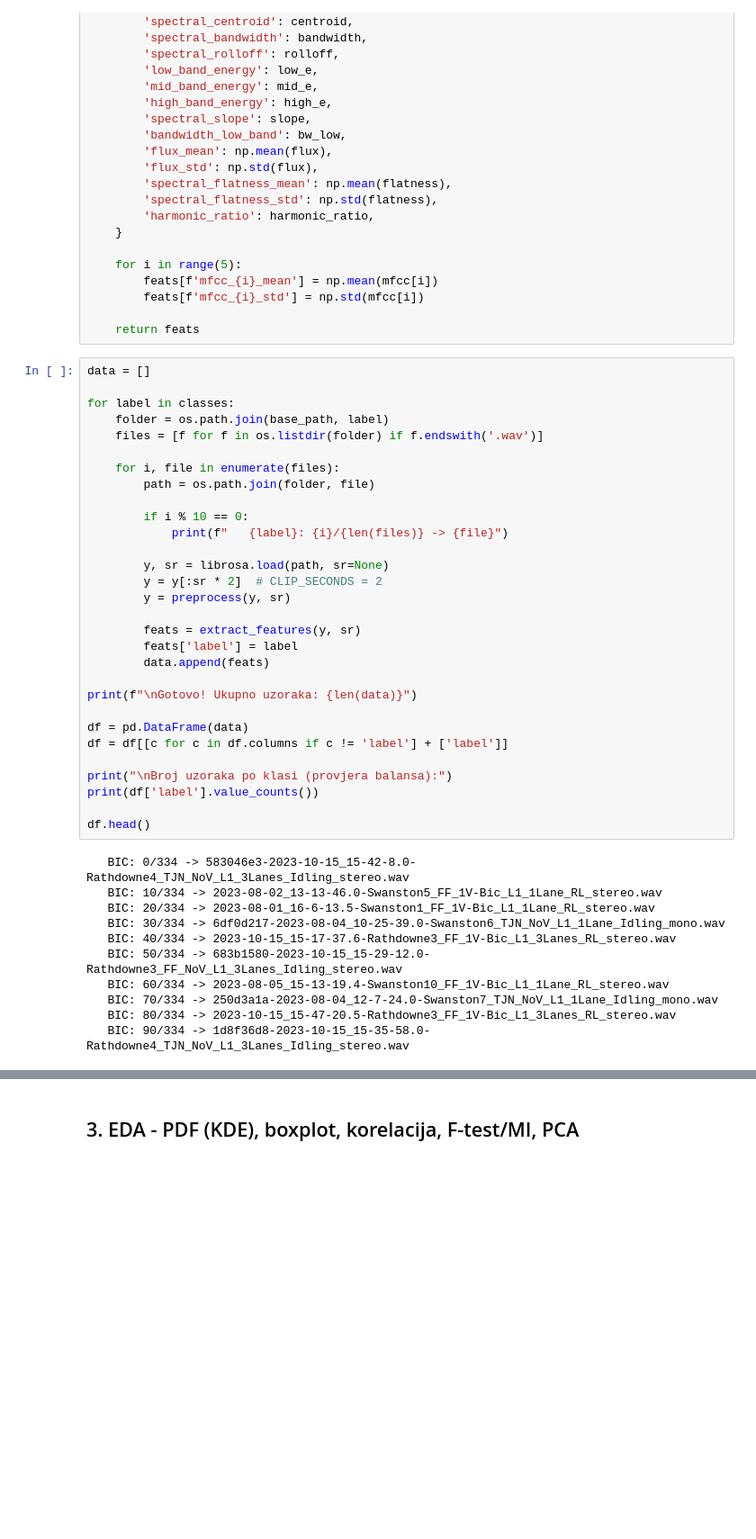
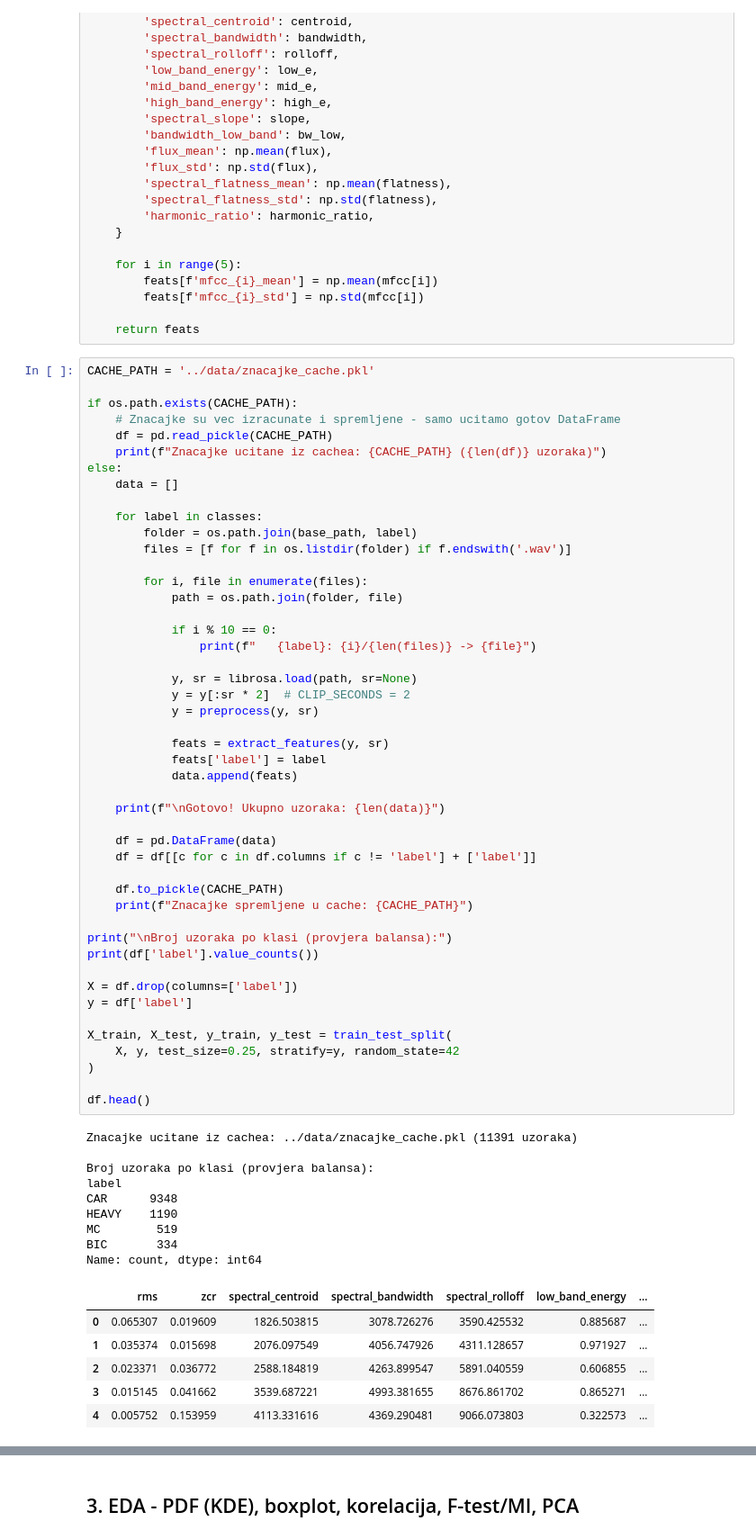
Before and after one commit to mia-sagovac2/dyna-ai, a Jupyter notebook: EDA_znacajki/analiza_znacajki_DOBRA.ipynb, the cells around one changed output, grey strips where cells are left out. Shown at 90% size. Drawn from its saved outputs; the diff is of its cells as text; blank space fills up the shorter version.

```diff
--- a/EDA_znacajki/analiza_znacajki_DOBRA.ipynb
+++ b/EDA_znacajki/analiza_znacajki_DOBRA.ipynb
@@ -256,43 +256,65 @@ def extract_features(y, sr):
 
     return feats
 # %%
-data = []
+CACHE_PATH = '../data/znacajke_cache.pkl'
 
-for label in classes:
-    folder = os.path.join(base_path, label)
-    files = [f for f in os.listdir(folder) if f.endswith('.wav')]
+if os.path.exists(CACHE_PATH):
+    # Znacajke su vec izracunate i spremljene - samo ucitamo gotov DataFrame
+    df = pd.read_pickle(CACHE_PATH)
+    print(f"Znacajke ucitane iz cachea: {CACHE_PATH} ({len(df)} uzoraka)")
+else:
+    data = []
 
-    for i, file in enumerate(files):
-        path = os.path.join(folder, file)
+    for label in classes:
+        folder = os.path.join(base_path, label)
+        files = [f for f in os.listdir(folder) if f.endswith('.wav')]
 
-        if i % 10 == 0:
-            print(f"   {label}: {i}/{len(files)} -> {file}")
+        for i, file in enumerate(files):
+            path = os.path.join(folder, file)
 
-        y, sr = librosa.load(path, sr=None)
-        y = y[:sr * 2]  # CLIP_SECONDS = 2
-        y = preprocess(y, sr)
+            if i % 10 == 0:
+                print(f"   {label}: {i}/{len(files)} -> {file}")
 
-        feats = extract_features(y, sr)
-        feats['label'] = label
-        data.append(feats)
+            y, sr = librosa.load(path, sr=None)
+            y = y[:sr * 2]  # CLIP_SECONDS = 2
+            y = preprocess(y, sr)
 
-print(f"\nGotovo! Ukupno uzoraka: {len(data)}")
+            feats = extract_features(y, sr)
+            feats['label'] = label
+            data.append(feats)
 
-df = pd.DataFrame(data)
-df = df[[c for c in df.columns if c != 'label'] + ['label']]
+    print(f"\nGotovo! Ukupno uzoraka: {len(data)}")
+
+    df = pd.DataFrame(data)
+    df = df[[c for c in df.columns if c != 'label'] + ['label']]
+
+    df.to_pickle(CACHE_PATH)
+    print(f"Znacajke spremljene u cache: {CACHE_PATH}")
 
 print("\nBroj uzoraka po klasi (provjera balansa):")
 print(df['label'].value_counts())
 
+X = df.drop(columns=['label'])
+y = df['label']
+
+X_train, X_test, y_train, y_test = train_test_split(
+    X, y, test_size=0.25, stratify=y, random_state=42
+)
+
 df.head()
 # %% [output]
-   BIC: 0/334 -> 583046e3-2023-10-15_15-42-8.0-Rathdowne4_TJN_NoV_L1_3Lanes_Idling_stereo.wav
-   BIC: 10/334 -> 2023-08-02_13-13-46.0-Swanston5_FF_1V-Bic_L1_1Lane_RL_stereo.wav
-   BIC: 20/334 -> 2023-08-01_16-6-13.5-Swanston1_FF_1V-Bic_L1_1Lane_RL_stereo.wav
-   BIC: 30/334 -> 6df0d217-2023-08-04_10-25-39.0-Swanston6_TJN_NoV_L1_1Lane_Idling_mono.wav
-   BIC: 40/334 -> 2023-10-15_15-17-37.6-Rathdowne3_FF_1V-Bic_L1_3Lanes_RL_stereo.wav
-   BIC: 50/334 -> 683b1580-2023-10-15_15-29-12.0-Rathdowne3_FF_NoV_L1_3Lanes_Idling_stereo.wav
-   BIC: 60/334 -> 2023-08-05_15-13-19.4-Swanston10_FF_1V-Bic_L1_1Lane_RL_stereo.wav
-   BIC: 70/334 -> 250d3a1a-2023-08-04_12-7-24.0-Swanston7_TJN_NoV_L1_1Lane_Idling_mono.wav
-   BIC: 80/334 -> 2023-10-15_15-47-20.5-Rathdowne3_FF_1V-Bic_L1_3Lanes_RL_stereo.wav
-   BIC: 90/334 -> 1d8f36d8-2023-10-15_15-35-58.0-Rathdowne4_TJN_NoV_L1_3Lanes_Idling_stereo.wav
+Znacajke ucitane iz cachea: ../data/znacajke_cache.pkl (11391 uzoraka)
+
+Broj uzoraka po klasi (provjera balansa):
+label
+CAR      9348
+HEAVY    1190
+MC        519
+BIC       334
+Name: count, dtype: int64
+|  | rms | zcr | spectral_centroid | spectral_bandwidth | spectral_rolloff | low_band_energy | ... |
+| 0 | 0.065307 | 0.019609 | 1826.503815 | 3078.726276 | 3590.425532 | 0.885687 | ... |
+| 1 | 0.035374 | 0.015698 | 2076.097549 | 4056.747926 | 4311.128657 | 0.971927 | ... |
+| 2 | 0.023371 | 0.036772 | 2588.184819 | 4263.899547 | 5891.040559 | 0.606855 | ... |
+| 3 | 0.015145 | 0.041662 | 3539.687221 | 4993.381655 | 8676.861702 | 0.865271 | ... |
+| 4 | 0.005752 | 0.153959 | 4113.331616 | 4369.290481 | 9066.073803 | 0.322573 | ... |
```
Also changed, not shown: parts of 4 cells of this notebook, 3 other files.
